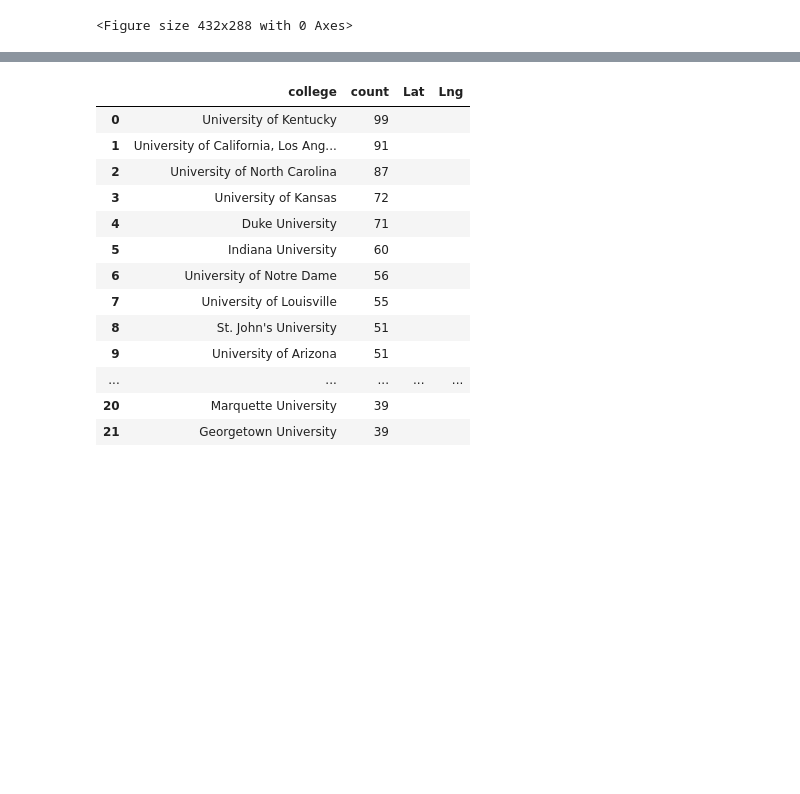
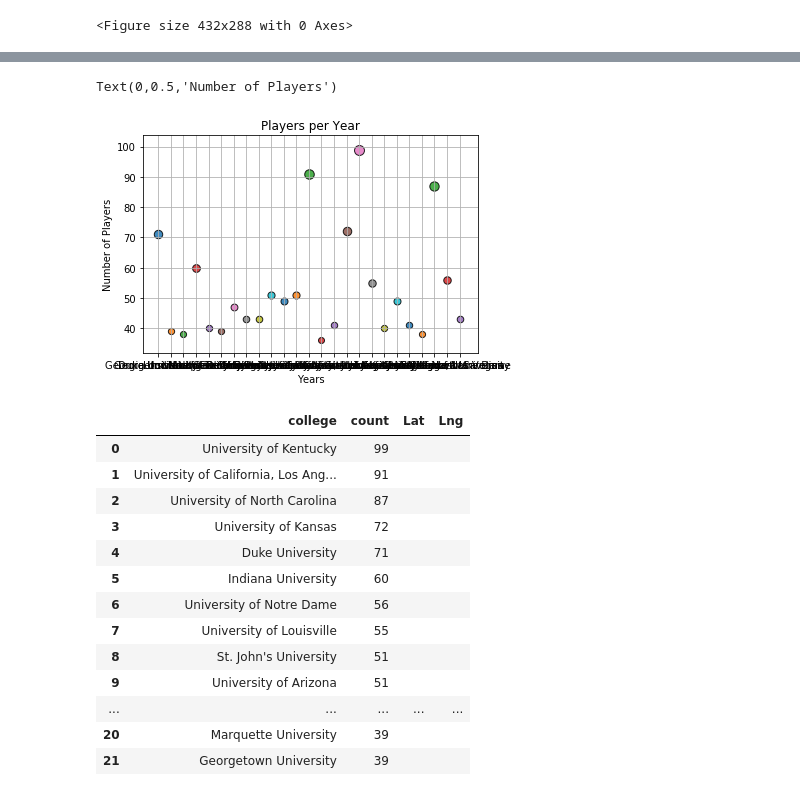
Before and after one commit to reedkm/project_one, a Jupyter notebook: player_heatmap.ipynb, the cells around one changed output, grey strips where cells are left out. Saved outputs shown, nothing was run; the diff lists cells and outputs as text; code cells hidden in the pictures; blank space fills up the shorter version.

```diff
--- a/player_heatmap.ipynb
+++ b/player_heatmap.ipynb
@@ -191,0 +332,5 @@ plt.savefig("top25colleges.png")
+# %%
+college_group_players_sorted['Total'] = college_group_players_sorted.sum(axis=1)
+college_group_players_sorted25 = college_group_players_sorted.sort_values(by = 'Total', ascending=False).head(25)
+college_group_players_sorted25 = college_group_players_sorted25.reset_index(drop=True)
+college_group_players_sorted25
@@ -192,3 +372,37 @@ plt.savefig("top25colleges.png")
+# %%
+# Create new dataframe group just by type to plot
+grouped = college_group_players_sorted25.groupby('College')
+
+# Obtain the x and y coordinates for each of the three city types
+# Build the scatter plots for each city types
+
+#fig, ax = plt.subplots()
+#colors = ["goldenrod","lightblue","lightcoral"] c=colors[color_index],
+#color_index = 0
+for name, group in grouped:
+    plt.scatter(group.College, group.Total, marker='o', s=group.Total, label=name, edgecolors="black", alpha=0.85)
+    #color_index += 1
+
+# Incorporate the other graph properties
+plt.grid(True)
+#plt.ylim(18,44)
+#plt.xlim(1,44)
+plt.title("Players per Year")
+plt.xlabel("Years")
+plt.ylabel("Number of Players")
+
+# Create a legend
+#plt.legend(title='City Types', markerscale=0.3)
+
+# Incorporate a text label regarding circle size
+#plt.annotate(" Note:", xy=(44, 32))
+#plt.annotate(" Circle size correlates with driver count per city.", xy=(44, 30))
+#
+# Save Figure
+#plt.savefig("pyber_scatter.png", bbox_inches="tight")
+# %% [output]
+Text(0,0.5,'Number of Players')
+[figure, added]
 # %%
 top25colleges["Lat"] = ""
 top25colleges["Lng"] = ""
```
Also changed, not shown: parts of 28 cells of this notebook.
